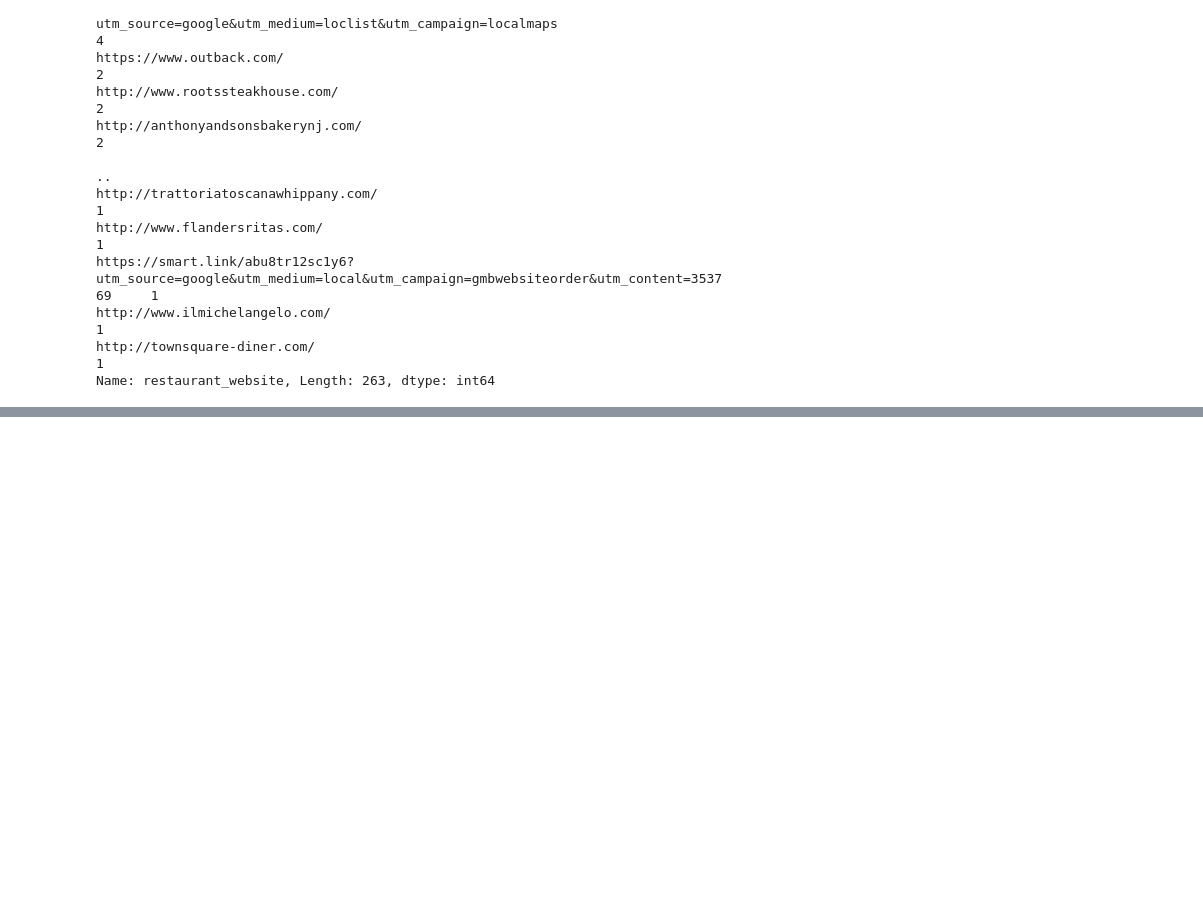
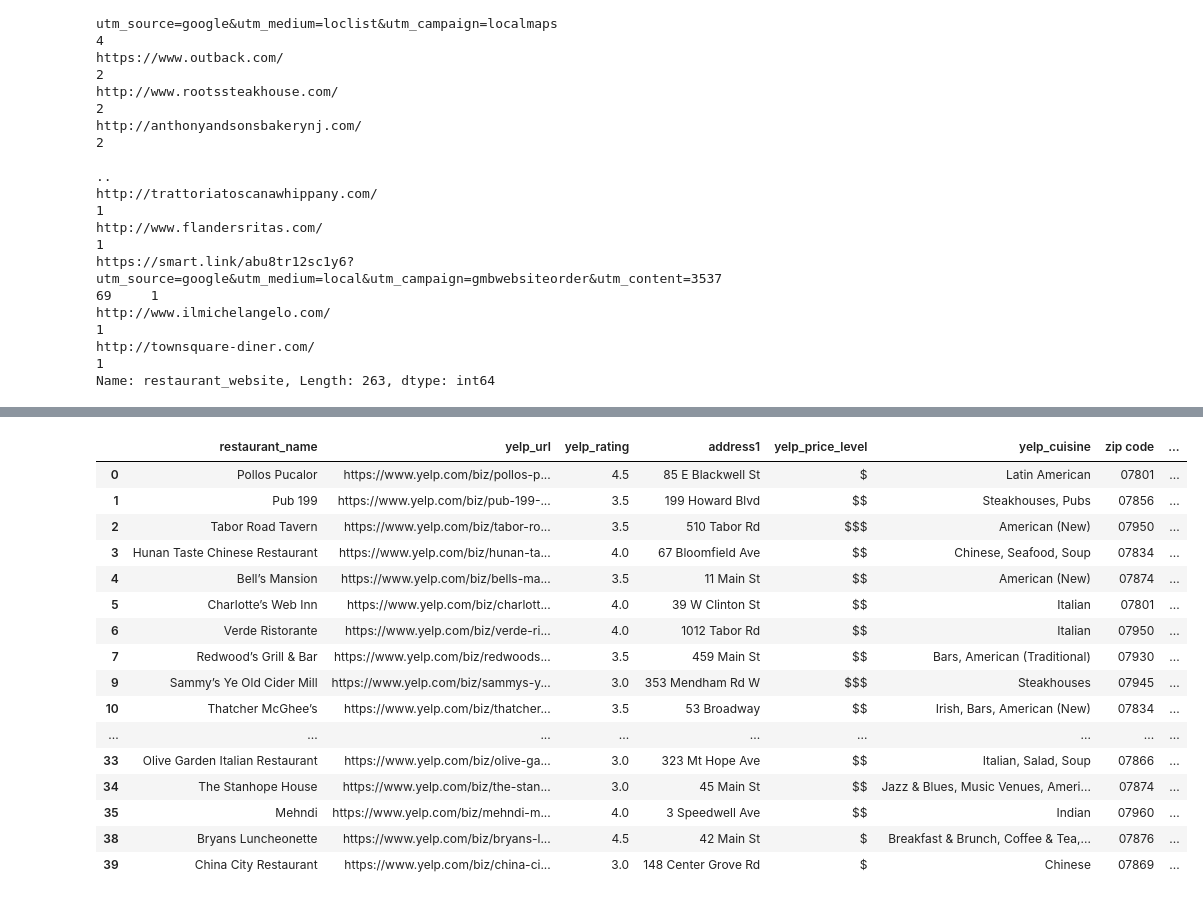
Before and after one commit to deliahellander/ETL-Project, a Jupyter notebook: Transformation/Transformation.ipynb, the cells around one changed output, grey strips where cells are left out. Drawn from its saved outputs; the diff is of its cells as text; code cells hidden in the pictures; blank space fills up the shorter version.

Commit message:
merging the google and yelp tables

```diff
--- a/Transformation/Transformation.ipynb
+++ b/Transformation/Transformation.ipynb
@@ -450,3 +450,12 @@ google_data_df
 | 358 | 358 | Dunkin' | ChIJNcJSc_2fw4kRIA4rycWRc58 | 1.0 | 4.2 | https://maps.google.com/?cid=1148... | 274 Rte 46, Mine Hill Township, N... | ... |
 | 359 | 359 | Polo's Bar & Grill | ChIJtefBaBx2w4kR_awouBXE8oU | 2.0 | 4.4 | https://maps.google.com/?cid=9651... | 50 NJ-183, Netcong, NJ 07857, USA | ... |
 287 rows × 14 columns
+# %%
+google_data_df = google_data_df.drop(columns=['Unnamed: 0', 'place_id', 'address', 'country', 'state_zip'])
+google_data_df = google_data_df.rename(columns={'restaurant_rating':'google_rating',
+                                  'price_level':'google_price_level'
+                                 })
+google_data_df['restaurant_name'] = google_data_df['restaurant_name'].str.strip()
+google_data_df['address1'] = google_data_df['address1'].str.strip()
+
+google_data_df
@@ -470,0 +512,28 @@ Name: restaurant_website, Length: 263, dtype: int64
+# %%
+# merge yelp and google data on inner join to get the same restaurants in both tables
+restaurant_common_df = pd.merge(yelp_df, google_data_df, on=['address1','zip code'], how='inner')
+restaurant_common_df = restaurant_common_df.drop_duplicates(subset=['address1','zip code'])
+restaurant_common_df = restaurant_common_df.drop(columns=['restaurant_website_x','city_x','state_x','restaurant_name_y'])
+restaurant_common_df = restaurant_common_df.rename(columns={'restaurant_name_x':'restaurant_name',
+                                                          'restaurant_website_y':'restaurant_website',
+                                                          'city_y':'city',
+                                                          'state_y':'state'})
+restaurant_common_df
+# %% [output]
+|  | restaurant_name | yelp_url | yelp_rating | address1 | yelp_price_level | yelp_cuisine | zip code | ... |
+| 0 | Pollos Pucalor | https://www.yelp.com/biz/pollos-p... | 4.5 | 85 E Blackwell St | $ | Latin American | 07801 | ... |
+| 1 | Pub 199 | https://www.yelp.com/biz/pub-199-... | 3.5 | 199 Howard Blvd | $$ | Steakhouses, Pubs | 07856 | ... |
+| 2 | Tabor Road Tavern | https://www.yelp.com/biz/tabor-ro... | 3.5 | 510 Tabor Rd | $$$ | American (New) | 07950 | ... |
+| 3 | Hunan Taste Chinese Restaurant | https://www.yelp.com/biz/hunan-ta... | 4.0 | 67 Bloomfield Ave | $$ | Chinese, Seafood, Soup | 07834 | ... |
+| 4 | Bell’s Mansion | https://www.yelp.com/biz/bells-ma... | 3.5 | 11 Main St | $$ | American (New) | 07874 | ... |
+| 5 | Charlotte’s Web Inn | https://www.yelp.com/biz/charlott... | 4.0 | 39 W Clinton St | $$ | Italian | 07801 | ... |
+| 6 | Verde Ristorante | https://www.yelp.com/biz/verde-ri... | 4.0 | 1012 Tabor Rd | $$ | Italian | 07950 | ... |
+| 7 | Redwood’s Grill & Bar | https://www.yelp.com/biz/redwoods... | 3.5 | 459 Main St | $$ | Bars, American (Traditional) | 07930 | ... |
+| 9 | Sammy’s Ye Old Cider Mill | https://www.yelp.com/biz/sammys-y... | 3.0 | 353 Mendham Rd W | $$$ | Steakhouses | 07945 | ... |
+| 10 | Thatcher McGhee’s | https://www.yelp.com/biz/thatcher... | 3.5 | 53 Broadway | $$ | Irish, Bars, American (New) | 07834 | ... |
+| ... | ... | ... | ... | ... | ... | ... | ... | ... |
+| 33 | Olive Garden Italian Restaurant | https://www.yelp.com/biz/olive-ga... | 3.0 | 323 Mt Hope Ave | $$ | Italian, Salad, Soup | 07866 | ... |
+| 34 | The Stanhope House | https://www.yelp.com/biz/the-stan... | 3.0 | 45 Main St | $$ | Jazz & Blues, Music Venues, Ameri... | 07874 | ... |
+| 35 | Mehndi | https://www.yelp.com/biz/mehndi-m... | 4.0 | 3 Speedwell Ave | $$ | Indian | 07960 | ... |
+| 38 | Bryans Luncheonette | https://www.yelp.com/biz/bryans-l... | 4.5 | 42 Main St | $ | Breakfast & Brunch, Coffee & Tea,... | 07876 | ... |
+| 39 | China City Restaurant | https://www.yelp.com/biz/china-ci... | 3.0 | 148 Center Grove Rd | $ | Chinese | 07869 | ... |
```
Also changed, not shown: parts of 13 cells of this notebook.
